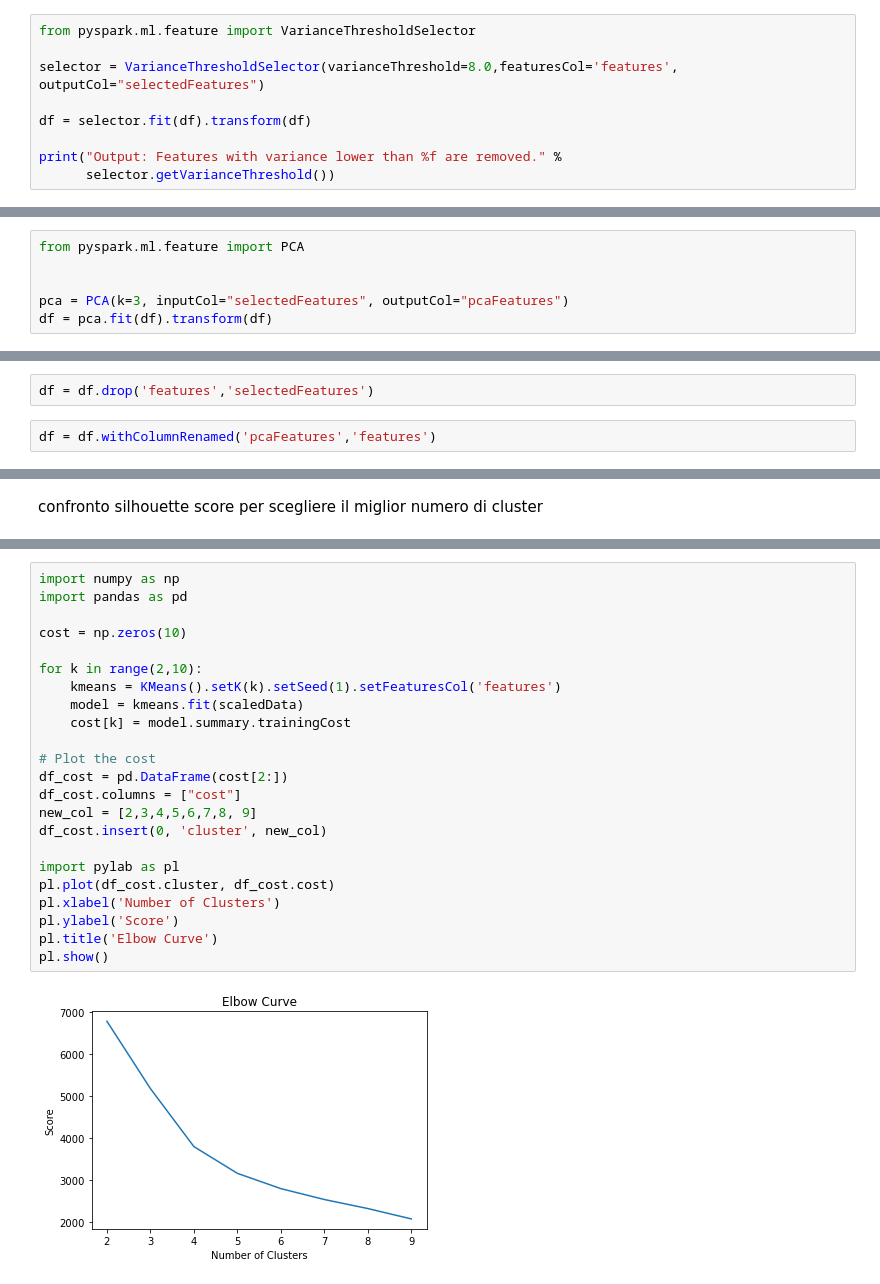
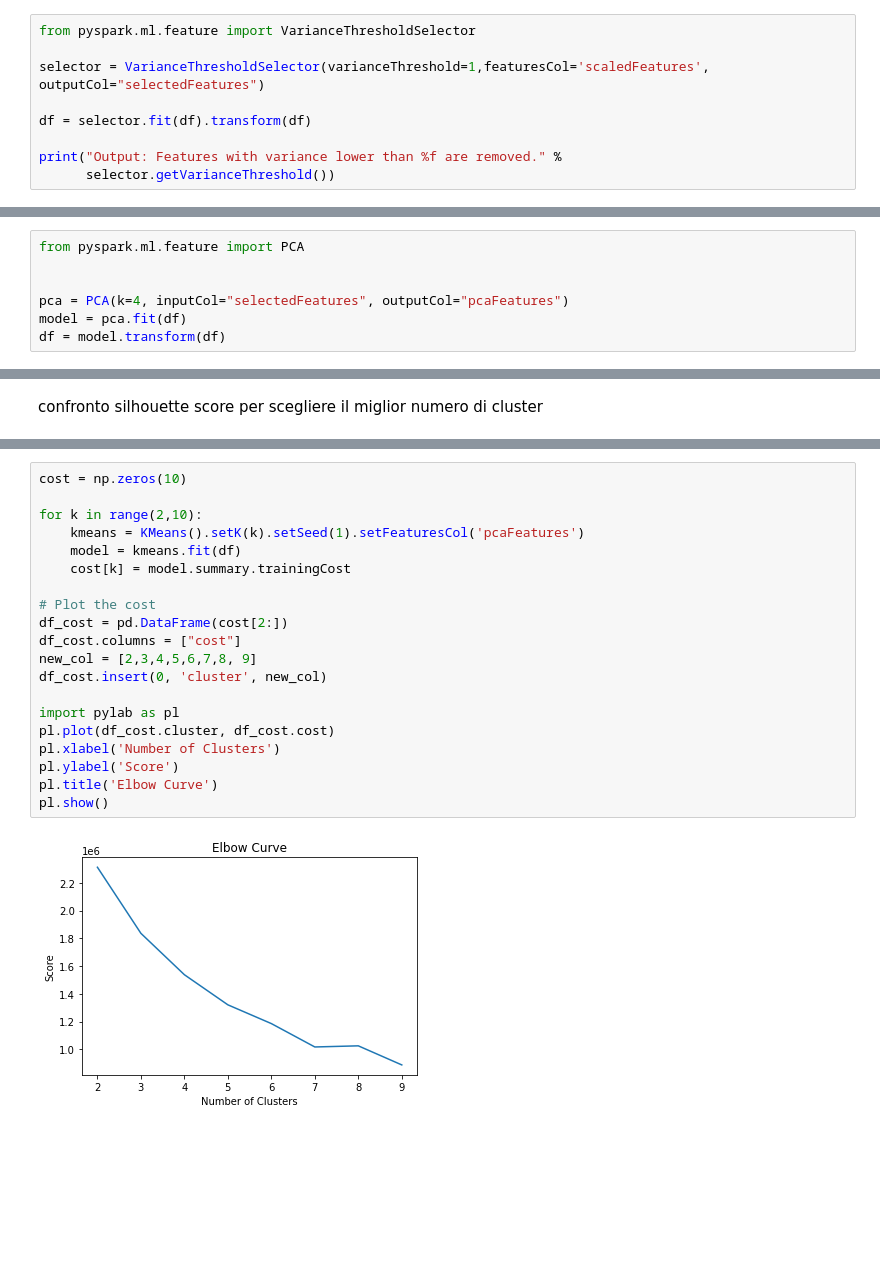
Before and after one commit to carloalbe/Pyspark-Spotify-Analysis, a Jupyter notebook: spotify_clustering.ipynb, the cells around one changed output, grey strips where cells are left out. Saved outputs shown, nothing was run; the diff lists cells and outputs as text; blank space fills up the shorter version.

```diff
--- a/spotify_clustering.ipynb
+++ b/spotify_clustering.ipynb
@@ -87,7 +96,7 @@ variance treshold per eliminare gli attributi con alta collinearità (a quanto s
 # %%
 from pyspark.ml.feature import VarianceThresholdSelector
 
-selector = VarianceThresholdSelector(varianceThreshold=8.0,featuresCol='features', outputCol="selectedFeatures")
+selector = VarianceThresholdSelector(varianceThreshold=1,featuresCol='scaledFeatures', outputCol="selectedFeatures")
 
 df = selector.fit(df).transform(df)
 
@@ -125,5 +130,6 @@ PCA sugli attributi continui per trovare nuovi attributi che riassumano (cattura
 from pyspark.ml.feature import PCA
 
 
-pca = PCA(k=3, inputCol="selectedFeatures", outputCol="pcaFeatures")
-df = pca.fit(df).transform(df)
+pca = PCA(k=4, inputCol="selectedFeatures", outputCol="pcaFeatures")
+model = pca.fit(df)
+df = model.transform(df)
@@ -134,4 +135,0 @@ df.count()
-# %%
-df = df.drop('features','selectedFeatures')
-# %%
-df = df.withColumnRenamed('pcaFeatures','features')
@@ -230,27 +225,24 @@ k=9, Silhouette Score:0.44348679853378487
 # %%
-import numpy as np
-import pandas as pd
-
 cost = np.zeros(10)
 
 for k in range(2,10):
-    kmeans = KMeans().setK(k).setSeed(1).setFeaturesCol('features')
-    model = kmeans.fit(scaledData)
+    kmeans = KMeans().setK(k).setSeed(1).setFeaturesCol('pcaFeatures')
+    model = kmeans.fit(df)
     cost[k] = model.summary.trainingCost
 
 # Plot the cost
 df_cost = pd.DataFrame(cost[2:])
 df_cost.columns = ["cost"]
 new_col = [2,3,4,5,6,7,8, 9]
 df_cost.insert(0, 'cluster', new_col)
 
 import pylab as pl
 pl.plot(df_cost.cluster, df_cost.cost)
 pl.xlabel('Number of Clusters')
 pl.ylabel('Score')
 pl.title('Elbow Curve')
 pl.show()
 # %% [output]
-[figure, old version]
+[figure, new version]
 # %%
 # Trains a k-means model.
```
Also changed, not shown: parts of 25 cells of this notebook.
